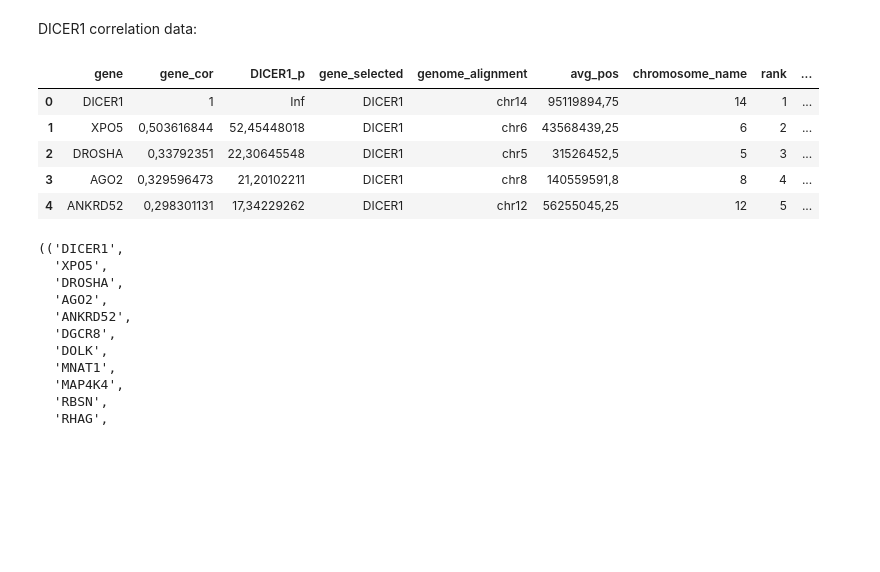
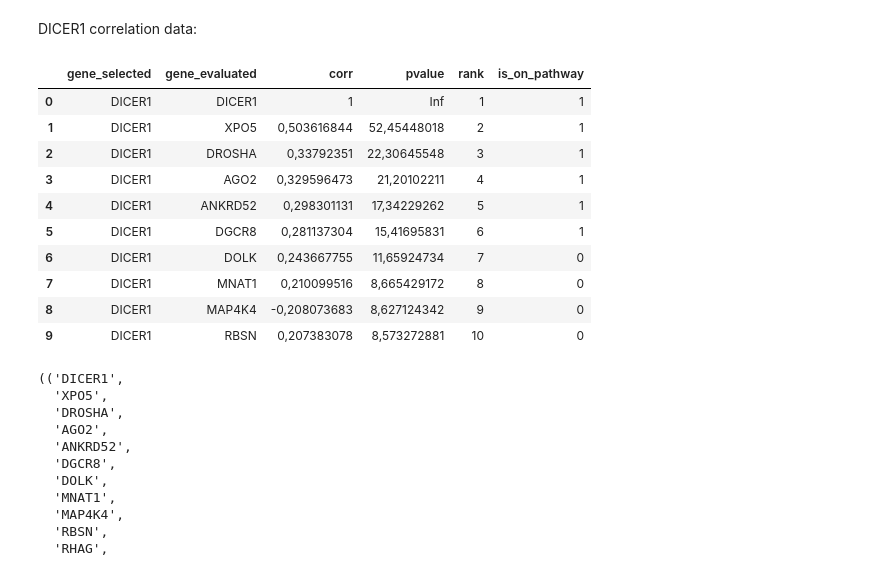
Before and after one commit to panther1427/Bachelorprojekt, a Jupyter notebook: Xavier_DataAnalysis/k1_DICER1_initial_analysis.ipynb, the cells around one changed output. Drawn from its saved outputs; the diff is of its cells as text; code cells hidden in the pictures; blank space fills up the shorter version.

```diff
--- a/Xavier_DataAnalysis/k1_DICER1_initial_analysis.ipynb
+++ b/Xavier_DataAnalysis/k1_DICER1_initial_analysis.ipynb
@@ -22,16 +22,21 @@ df_gene_effect.head()
 # %% [markdown]
 DICER1 correlation data:
 # %%
-df_correlations = pd.read_csv("correlations_DICER1_by_chr.csv", delimiter=";")
+df_correlations = pd.read_csv("corr_DICER1_preprocessed.csv", delimiter=";")
 
-df_correlations.head()
+df_correlations[:10]
 # %% [output]
-|  | gene | gene_cor | DICER1_p | gene_selected | genome_alignment | avg_pos | chromosome_name | rank | ... |
-| 0 | DICER1 | 1 | Inf | DICER1 | chr14 | 95119894,75 | 14 | 1 | ... |
-| 1 | XPO5 | 0,503616844 | 52,45448018 | DICER1 | chr6 | 43568439,25 | 6 | 2 | ... |
-| 2 | DROSHA | 0,33792351 | 22,30645548 | DICER1 | chr5 | 31526452,5 | 5 | 3 | ... |
-| 3 | AGO2 | 0,329596473 | 21,20102211 | DICER1 | chr8 | 140559591,8 | 8 | 4 | ... |
-| 4 | ANKRD52 | 0,298301131 | 17,34229262 | DICER1 | chr12 | 56255045,25 | 12 | 5 | ... |
+|  | gene_selected | gene_evaluated | corr | pvalue | rank | is_on_pathway |
+| 0 | DICER1 | DICER1 | 1 | Inf | 1 | 1 |
+| 1 | DICER1 | XPO5 | 0,503616844 | 52,45448018 | 2 | 1 |
+| 2 | DICER1 | DROSHA | 0,33792351 | 22,30645548 | 3 | 1 |
+| 3 | DICER1 | AGO2 | 0,329596473 | 21,20102211 | 4 | 1 |
+| 4 | DICER1 | ANKRD52 | 0,298301131 | 17,34229262 | 5 | 1 |
+| 5 | DICER1 | DGCR8 | 0,281137304 | 15,41695831 | 6 | 1 |
+| 6 | DICER1 | DOLK | 0,243667755 | 11,65924734 | 7 | 0 |
+| 7 | DICER1 | MNAT1 | 0,210099516 | 8,665429172 | 8 | 0 |
+| 8 | DICER1 | MAP4K4 | -0,208073683 | 8,627124342 | 9 | 0 |
+| 9 | DICER1 | RBSN | 0,207383078 | 8,573272881 | 10 | 0 |
 # %%
 # TODO: Consider making gene selection even easier?
 
```
Also changed, not shown: parts of 6 cells of this notebook, 3 other files.
